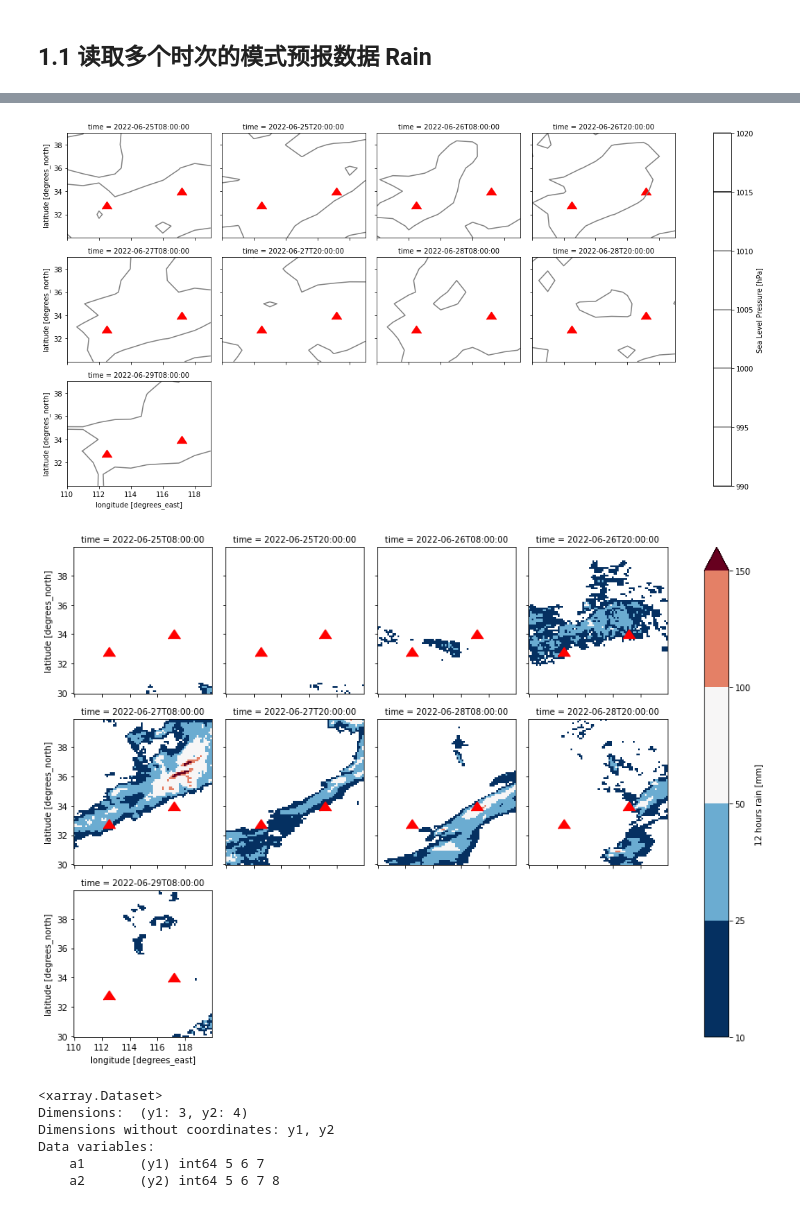
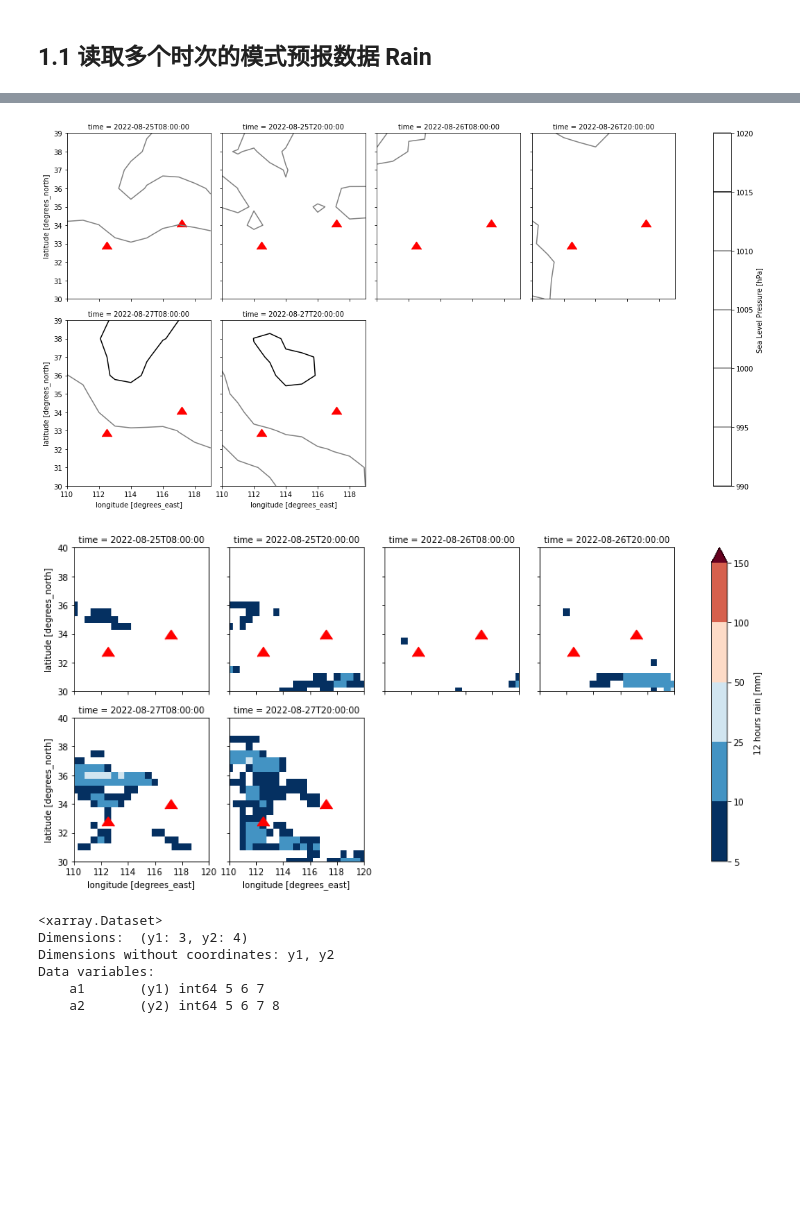
Before and after one commit to likev/weather-plot, a Jupyter notebook: Rain.ipynb, the cells around one changed output, grey strips where cells are left out. Cells and saved outputs as stored; diff of their text form; code cells hidden in the pictures; blank space fills up the shorter version.

```diff
--- a/Rain.ipynb
+++ b/Rain.ipynb
@@ -47,8 +44,8 @@ BEIJING_MR/RAIN12/22062808.012
 """
 directoryRAIN12 = "ECMWF_HR/RAIN12"
 directorySeaLevel = "ECMWF_HR/PRMSL"
-fhours = np.arange(12, 120, 12)
-filenames = ['22062420.'+'%03d'%(fhour) for fhour in fhours]
+fhours = np.arange(24, 96, 12)
+filenames = ['22082408.'+'%03d'%(fhour) for fhour in fhours]
 Rain12 = get_model_grids(directoryRAIN12, filenames, varname='Rain', varattrs={'long_name':'12 hours rain', 'units':'mm'}, cache=False)
 HSeaLevel = get_model_grids(directorySeaLevel, filenames, varname='PRMSL', varattrs={'long_name':'Sea Level Pressure', 'units':'hPa'}, cache=False)
 # %% [output]
@@ -73,35 +56,35 @@ Attributes:
 # %%
 # 绘制图像
 left = 110
 right=120
 top = 40
 bottom = 30
 
 marker_lon, marker_lat = [112.485, 117.163], [33.1, 34.295] #118.5, 28.7 #112, 34.5
 
 lon=np.arange(left,right,1)
 lat=np.arange(bottom,top,1)
 
 Rain12Area = Rain12.Rain.sel(lon=np.arange(left,right,0.125),lat=np.arange(bottom,top,0.125), method="nearest")
 HSeaLevelArea = HSeaLevel.PRMSL.sel(lon=lon,lat=lat, method="nearest")
 
 HSeaLevelcolors = ['gray']*10
 HSeaLevelcolors[-3] = HSeaLevelcolors[-5] = 'black'
 
 p = HSeaLevelArea.plot.contour(figsize=(16, 8), col='time', col_wrap=4, levels=np.arange(990,1025,5), colors = HSeaLevelcolors, add_colorbar=True) #[24, 28]
 
 for ax in p.axes.flat:
     ax.scatter(marker_lon, marker_lat, s=200, c='red', marker=6)
 
 
-rain_levels = [10, 25, 50, 100, 150]
+rain_levels = [5, 10, 25, 50, 100, 150]
 p = Rain12Area.plot(col='time', col_wrap=4, levels=rain_levels, extend='max', add_colorbar=True)
 
 for ax in p.axes.flat:
     ax.scatter(marker_lon, marker_lat, s=200, c='red', marker=6)
 # %% [output]
-[figure, old version]
+[figure, new version]
-[figure, old version]
+[figure, new version]
 # %%
 s1 = xr.Dataset(data_vars={
     'a1': (['x1','y1'],[[1,2,3],[5,6,7]]),
```
Also changed, not shown: parts of 9 cells of this notebook, 1 other file.
